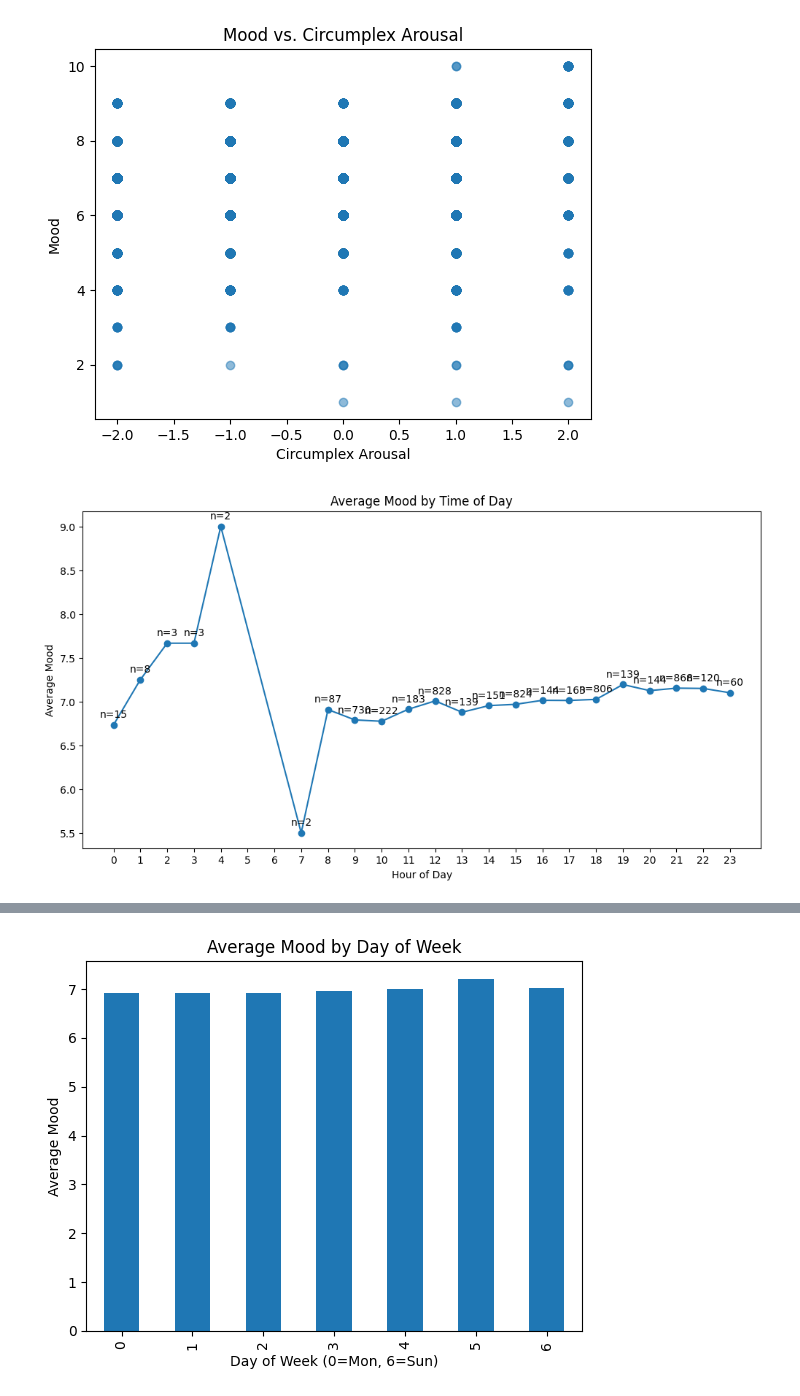
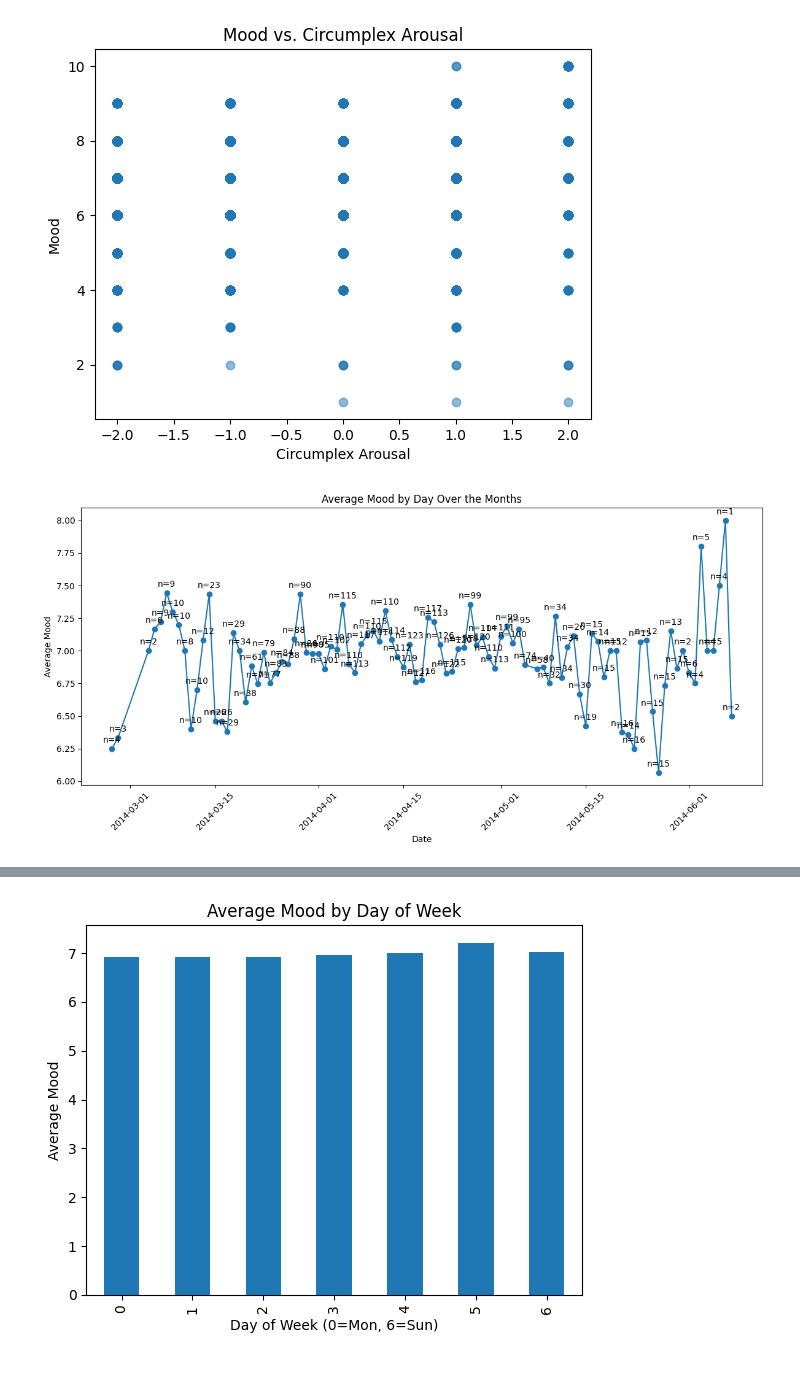
Before and after one commit to kuuroooo/data-mining, a Jupyter notebook: exploration.ipynb, the cells around one changed output, grey strips where cells are left out. Drawn from its saved outputs; the diff is of its cells as text; code cells hidden in the pictures.

Commit message:
Update cleaning and exploration notebooks with execution counts and output enhancements. Added visualizations for mood data and improved data cleaning steps.

```diff
--- a/exploration.ipynb
+++ b/exploration.ipynb
@@ -161,40 +146,41 @@ plt.show()
 # %%
 import pandas as pd
 import matplotlib.pyplot as plt
 
-# 1. Filter the DataFrame to mood-only rows
+# 1. Filter DataFrame to mood-only rows
 df_mood = df[df['variable'] == 'mood'].copy()
 
-# 2. Convert time to datetime
+# 2. Convert 'time' to datetime
 df_mood['time'] = pd.to_datetime(df_mood['time'], errors='coerce')
 
-# 3. Extract the hour (0–23)
-df_mood['hour'] = df_mood['time'].dt.hour
+# 3. Extract the date (year-month-day)
+df_mood['date'] = df_mood['time'].dt.date
 
-# 4. Compute both mean and count of mood values per hour
-grouped = df_mood.groupby('hour')['value']
-avg_mood_by_hour = grouped.mean()
-count_by_hour = grouped.count()
+# 4. Group by date (calendar day) and compute mean + count
+grouped = df_mood.groupby('date')['value']
+avg_mood_by_date = grouped.mean()
+count_by_date = grouped.count()
 
-# 5. Plot the mean mood by hour (line chart)
-plt.figure(figsize=(12, 6))  # Make the plot bigger
-ax = avg_mood_by_hour.plot(kind='line', marker='o')  # 'o' marker makes it easy to see points
-plt.xlabel('Hour of Day')
+# 5. Plot the average mood by day
+plt.figure(figsize=(12, 6))
+ax = avg_mood_by_date.plot(kind='line', marker='o')  # each date is a point on the x-axis
+plt.xlabel('Date')
 plt.ylabel('Average Mood')
-plt.title('Average Mood by Time of Day')
-plt.xticks(range(24))  # Show 0..23
+plt.title('Average Mood by Day Over the Months')
+plt.xticks(rotation=45)  # rotate date labels if they overlap
 
-# 6. Annotate each point with the count of entries
-for hour, mean_val in avg_mood_by_hour.items():
-    n = count_by_hour[hour]
+# 6. Annotate each point with the daily count of mood entries
+for d, mean_val in avg_mood_by_date.items():
+    n = count_by_date[d]
     ax.annotate(
         f'n={n}',
-        xy=(hour, mean_val),            # position to annotate
-        xytext=(0, 5),                  # offset in pixels above/below the point
+        xy=(d, mean_val),
+        xytext=(0, 5),
         textcoords='offset points',
         ha='center', va='bottom'
     )
 
+plt.tight_layout()  # reduce label overlap
 plt.show()
 # %% [output]
-[figure, old version]
+[figure, new version]
```
Also changed, not shown: parts of 7 cells of this notebook, 8 other files.
